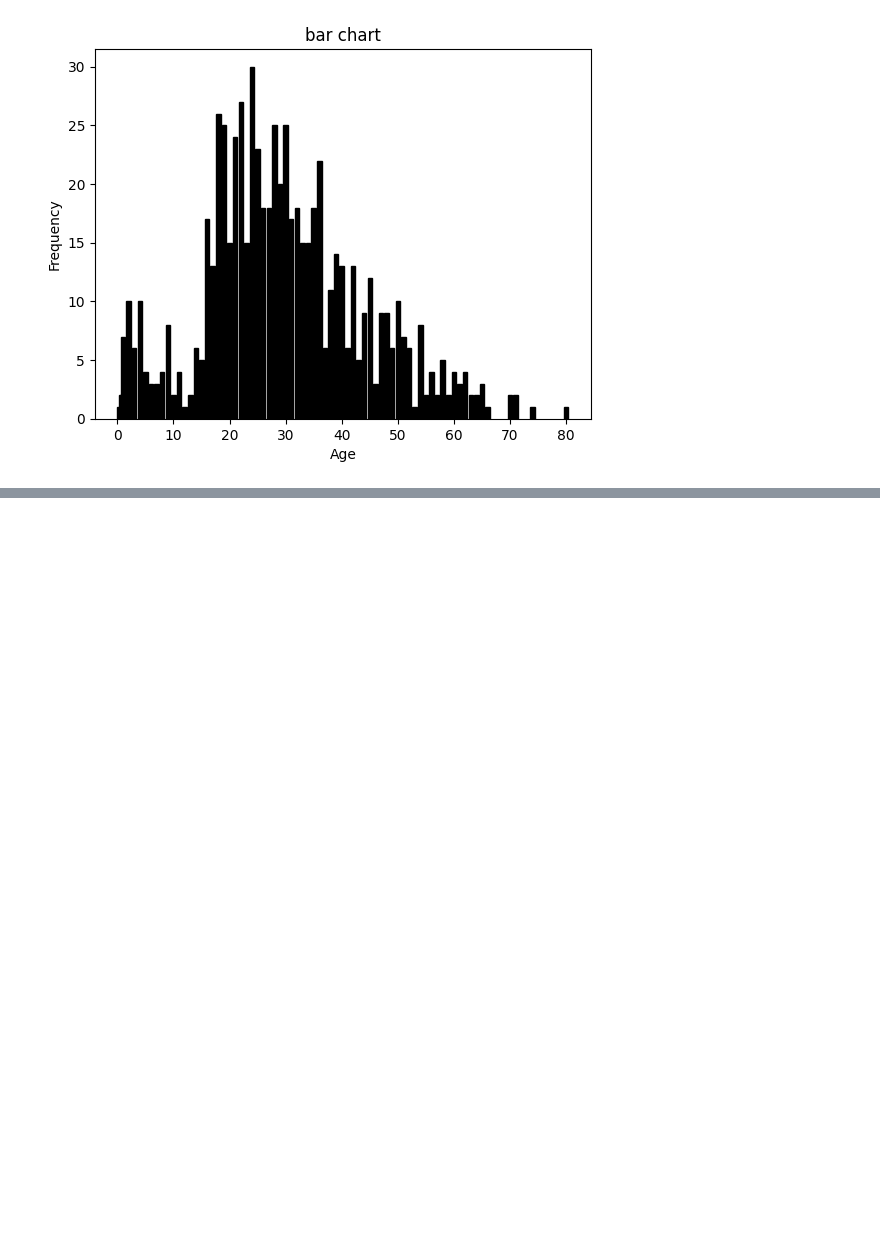
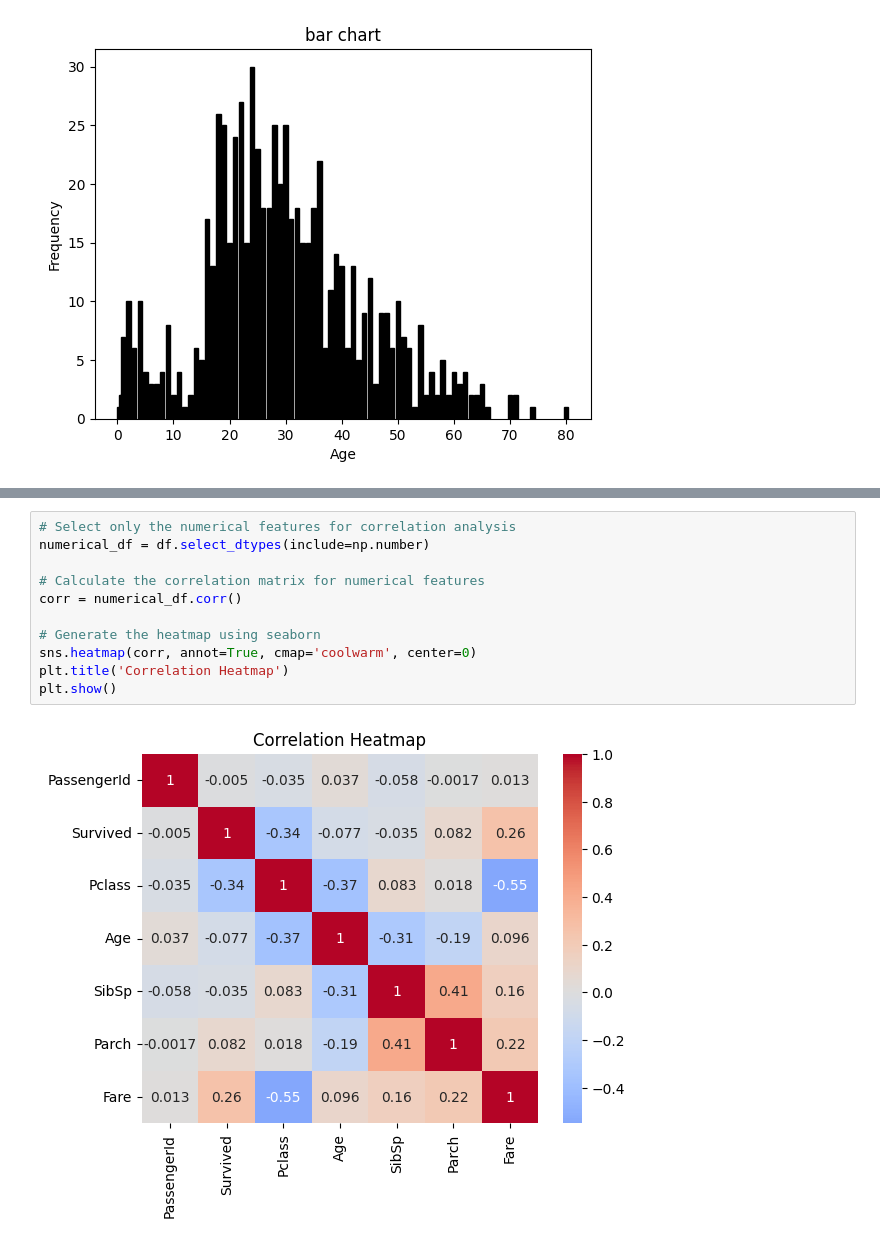
Before and after one commit to 2303a51295madhuri/ADM-2005, a Jupyter notebook: week_2.ipynb, the cells around one changed output, grey strips where cells are left out. Drawn from its saved outputs; the diff is of its cells as text; blank space fills up the shorter version.

```diff
--- a/week_2.ipynb
+++ b/week_2.ipynb
@@ -45,0 +66,13 @@ Text(0.5, 1.0, 'bar chart')
+# %%
+# Select only the numerical features for correlation analysis
+numerical_df = df.select_dtypes(include=np.number)
+
+# Calculate the correlation matrix for numerical features
+corr = numerical_df.corr()
+
+# Generate the heatmap using seaborn
+sns.heatmap(corr, annot=True, cmap='coolwarm', center=0)
+plt.title('Correlation Heatmap')
+plt.show()
+# %% [output]
+[figure, added]
```
Also changed, not shown: parts of 11 cells of this notebook.
